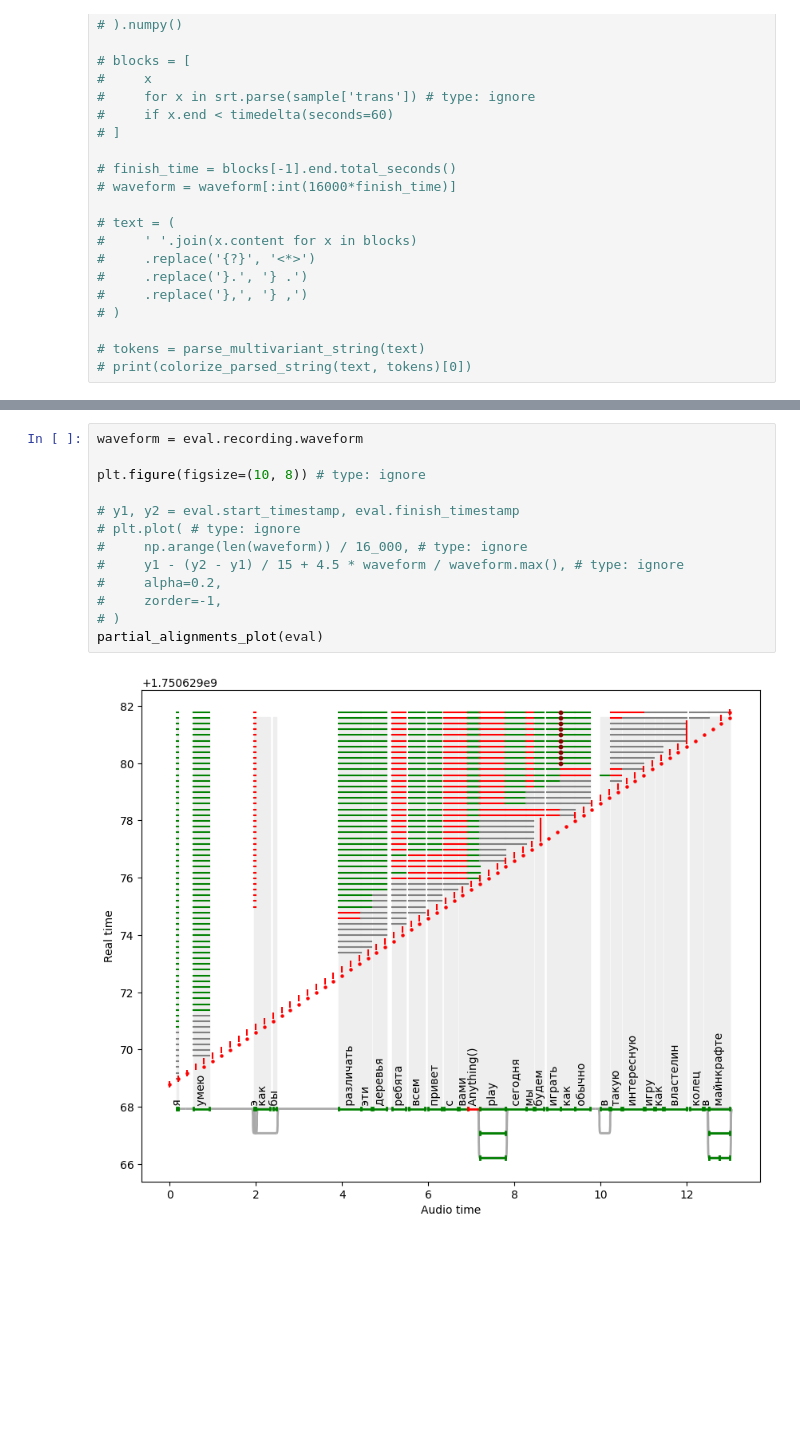
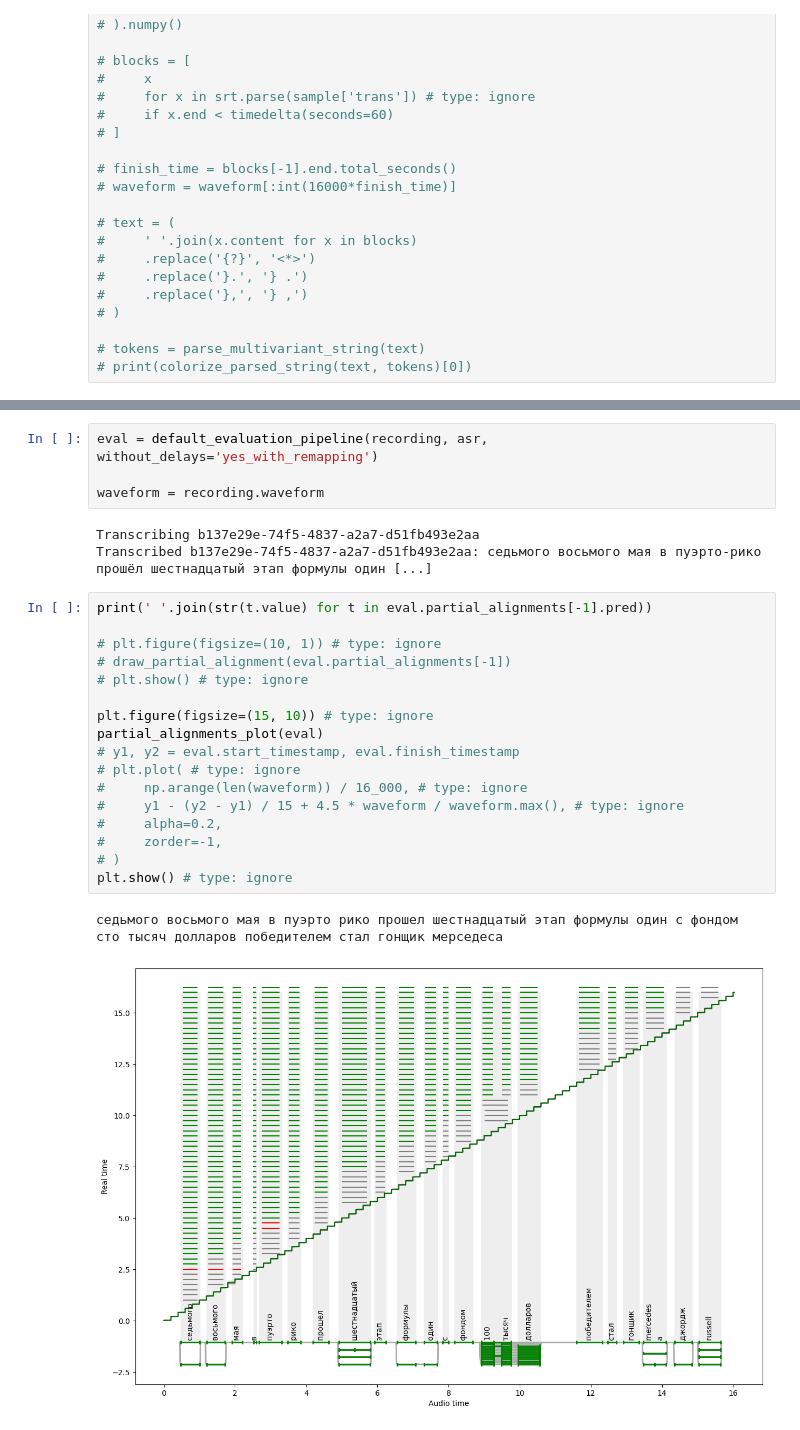
Before and after one commit to SibNN/asr_eval, a Jupyter notebook: notebooks/GigaAM timings.ipynb, the cells around one changed output, grey strips where cells are left out. Drawn from its saved outputs; the diff is of its cells as text; blank space fills up the shorter version.

```diff
--- a/notebooks/GigaAM timings.ipynb
+++ b/notebooks/GigaAM timings.ipynb
@@ -182,15 +185,27 @@ print(' '.join(str(t.value) for t in eval.partial_alignments[-1].pred))
 # %%
-waveform = eval.recording.waveform
+eval = default_evaluation_pipeline(recording, asr, without_delays='yes_with_remapping')
 
-plt.figure(figsize=(10, 8)) # type: ignore
-
-# y1, y2 = eval.start_timestamp, eval.finish_timestamp
-# plt.plot( # type: ignore
-#     np.arange(len(waveform)) / 16_000, # type: ignore
-#     y1 - (y2 - y1) / 15 + 4.5 * waveform / waveform.max(), # type: ignore
-#     alpha=0.2,
-#     zorder=-1,
-# )
-partial_alignments_plot(eval)
+waveform = recording.waveform
 # %% [output]
-[figure, removed]
+Transcribing b137e29e-74f5-4837-a2a7-d51fb493e2aa
+Transcribed b137e29e-74f5-4837-a2a7-d51fb493e2aa: седьмого восьмого мая в пуэрто-рико прошёл шестнадцатый этап формулы один [...]
+# %%
+print(' '.join(str(t.value) for t in eval.partial_alignments[-1].pred))
+
+# plt.figure(figsize=(10, 1)) # type: ignore
+# draw_partial_alignment(eval.partial_alignments[-1])
+# plt.show() # type: ignore
+
+plt.figure(figsize=(15, 10)) # type: ignore
+partial_alignments_plot(eval)
+# y1, y2 = eval.start_timestamp, eval.finish_timestamp
+# plt.plot( # type: ignore
+#     np.arange(len(waveform)) / 16_000, # type: ignore
+#     y1 - (y2 - y1) / 15 + 4.5 * waveform / waveform.max(), # type: ignore
+#     alpha=0.2,
+#     zorder=-1,
+# )
+plt.show() # type: ignore
+# %% [output]
+седьмого восьмого мая в пуэрто рико прошел шестнадцатый этап формулы один с фондом сто тысяч долларов победителем стал гонщик мерседеса
+[figure, added]
```
Also changed, not shown: parts of 7 cells of this notebook, 3 other files.
